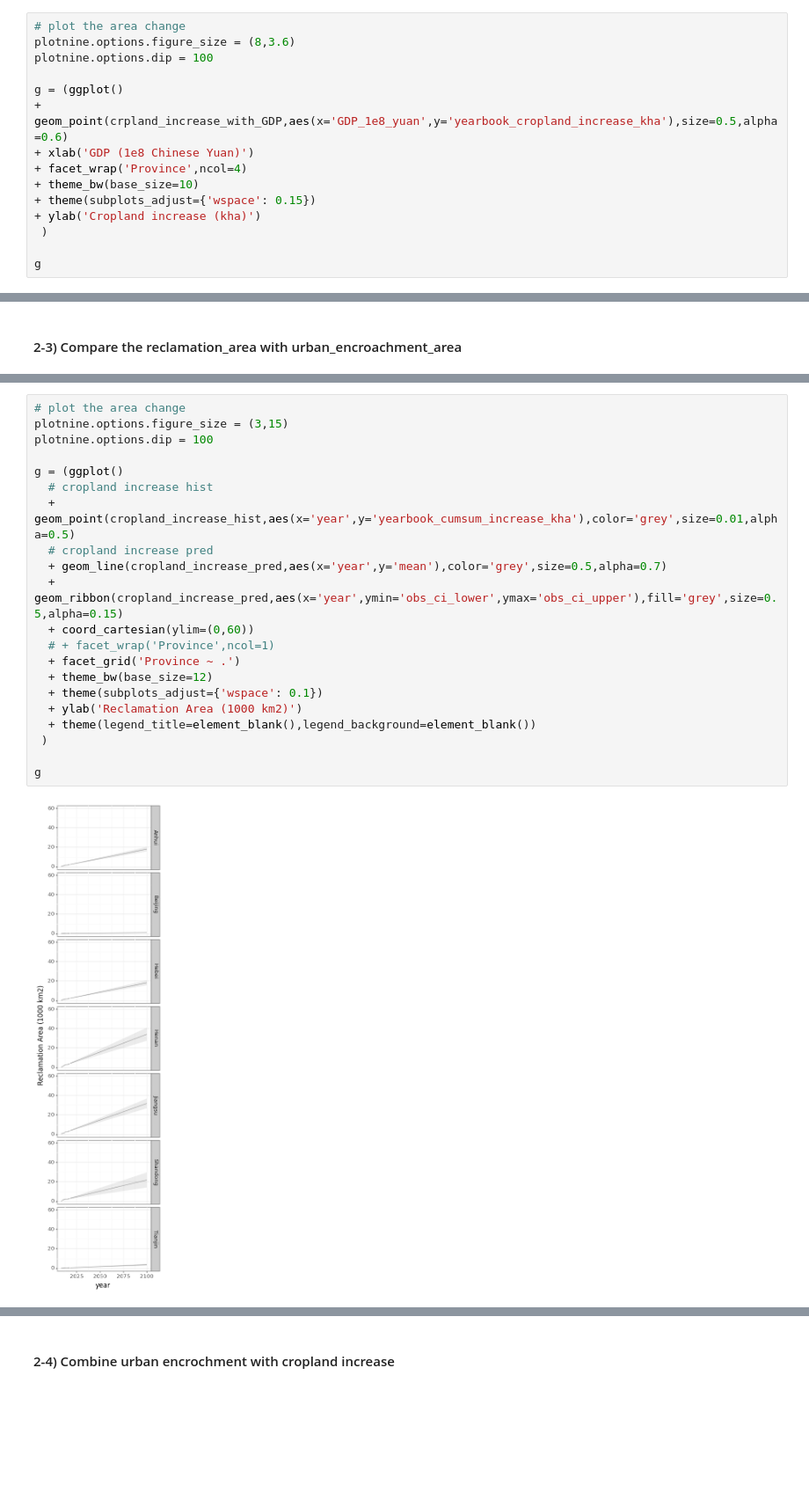
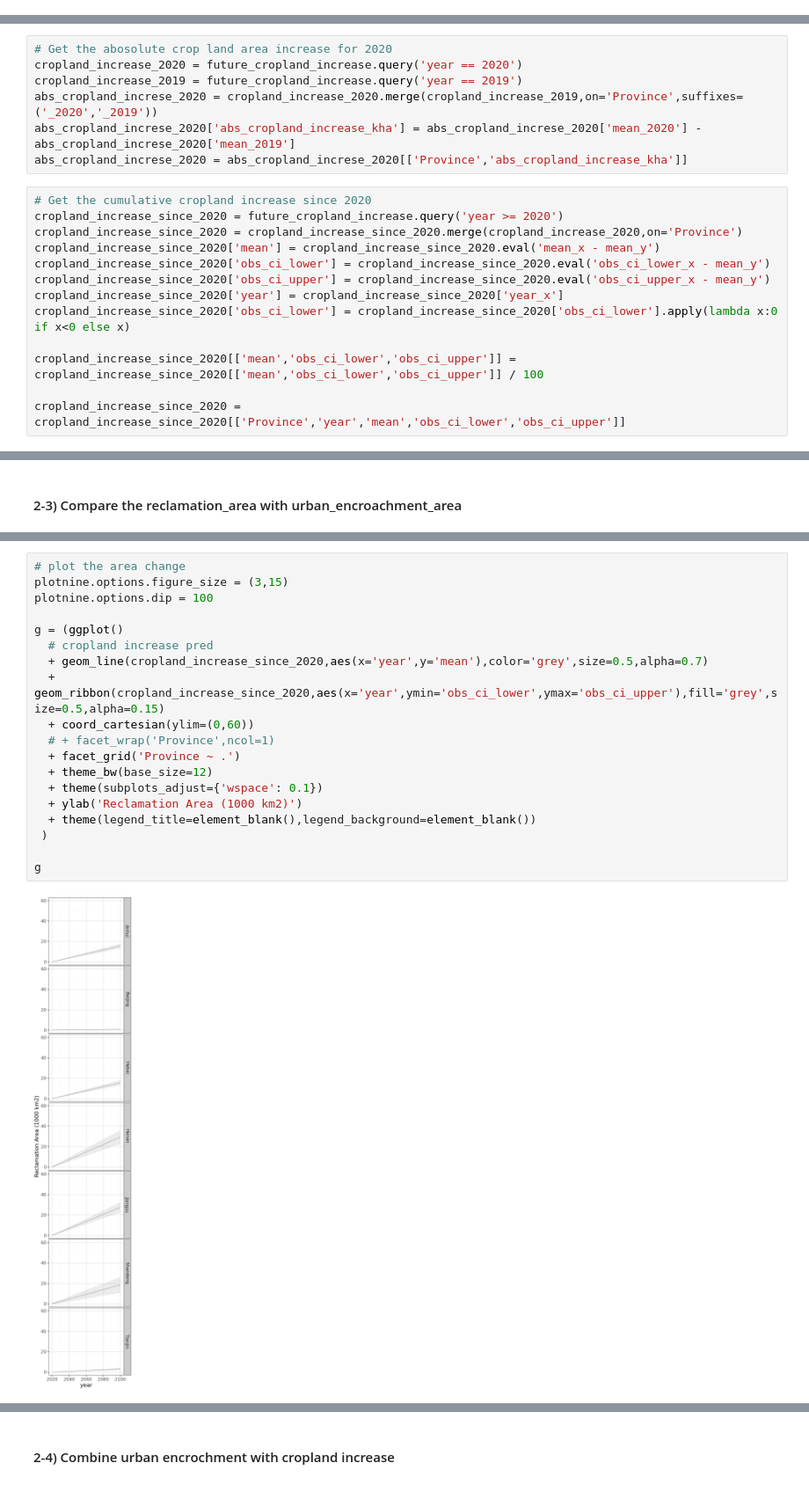
Before and after one commit to JinzhuWANG/Food_security_urban_GAEZ_Paper_3, a Jupyter notebook: Step_2_Sort_GAEZ_layers/05_2_compute_the_cropland_area_increase.ipynb, the cells around one changed output, grey strips where cells are left out. Shown at 88% size. Drawn from its saved outputs; the diff is of its cells as text; blank space fills up the shorter version.

```diff
--- a/Step_2_Sort_GAEZ_layers/05_2_compute_the_cropland_area_increase.ipynb
+++ b/Step_2_Sort_GAEZ_layers/05_2_compute_the_cropland_area_increase.ipynb
@@ -279,15 +156,0 @@ crpland_increase_with_GDP.head()
-# %%
-# plot the area change
-plotnine.options.figure_size = (8,3.6)
-plotnine.options.dip = 100
-
-g = (ggplot()
-+ geom_point(crpland_increase_with_GDP,aes(x='GDP_1e8_yuan',y='yearbook_cropland_increase_kha'),size=0.5,alpha=0.6)
-+ xlab('GDP (1e8 Chinese Yuan)')
-+ facet_wrap('Province',ncol=4)
-+ theme_bw(base_size=10)
-+ theme(subplots_adjust={'wspace': 0.15})
-+ ylab('Cropland increase (kha)')
- )
-
-g
@@ -349,3 +220,23 @@ future_cropland_increase = pd.concat(pred_dfs)
 
 # save to disk
 future_cropland_increase.to_csv('./result_csv/future_cropland_increase.csv',index=False)
+# %%
+# Get the abosolute crop land area increase for 2020
+cropland_increase_2020 = future_cropland_increase.query('year == 2020')
+cropland_increase_2019 = future_cropland_increase.query('year == 2019')
+abs_cropland_increse_2020 = cropland_increase_2020.merge(cropland_increase_2019,on='Province',suffixes=('_2020','_2019'))
+abs_cropland_increse_2020['abs_cropland_increase_kha'] = abs_cropland_increse_2020['mean_2020'] - abs_cropland_increse_2020['mean_2019']
+abs_cropland_increse_2020 = abs_cropland_increse_2020[['Province','abs_cropland_increase_kha']]
+# %%
+# Get the cumulative cropland increase since 2020
+cropland_increase_since_2020 = future_cropland_increase.query('year >= 2020')
+cropland_increase_since_2020 = cropland_increase_since_2020.merge(cropland_increase_2020,on='Province')
+cropland_increase_since_2020['mean'] = cropland_increase_since_2020.eval('mean_x - mean_y')
+cropland_increase_since_2020['obs_ci_lower'] = cropland_increase_since_2020.eval('obs_ci_lower_x - mean_y')
+cropland_increase_since_2020['obs_ci_upper'] = cropland_increase_since_2020.eval('obs_ci_upper_x - mean_y')
+cropland_increase_since_2020['year'] = cropland_increase_since_2020['year_x']
+cropland_increase_since_2020['obs_ci_lower'] = cropland_increase_since_2020['obs_ci_lower'].apply(lambda x:0 if x<0 else x)
+
+cropland_increase_since_2020[['mean','obs_ci_lower','obs_ci_upper']] = cropland_increase_since_2020[['mean','obs_ci_lower','obs_ci_upper']] / 100
+
+cropland_increase_since_2020 = cropland_increase_since_2020[['Province','year','mean','obs_ci_lower','obs_ci_upper']]
@@ -428,23 +309,21 @@ g.save('/content/result_2_3_encroach_increase_compare.svg')
 # %%
 # plot the area change
 plotnine.options.figure_size = (3,15)
 plotnine.options.dip = 100
 
 g = (ggplot()
-  # cropland increase hist
-  + geom_point(cropland_increase_hist,aes(x='year',y='yearbook_cumsum_increase_kha'),color='grey',size=0.01,alpha=0.5)
   # cropland increase pred
-  + geom_line(cropland_increase_pred,aes(x='year',y='mean'),color='grey',size=0.5,alpha=0.7)
-  + geom_ribbon(cropland_increase_pred,aes(x='year',ymin='obs_ci_lower',ymax='obs_ci_upper'),fill='grey',size=0.5,alpha=0.15)
+  + geom_line(cropland_increase_since_2020,aes(x='year',y='mean'),color='grey',size=0.5,alpha=0.7)
+  + geom_ribbon(cropland_increase_since_2020,aes(x='year',ymin='obs_ci_lower',ymax='obs_ci_upper'),fill='grey',size=0.5,alpha=0.15)
   + coord_cartesian(ylim=(0,60))
   # + facet_wrap('Province',ncol=1)
   + facet_grid('Province ~ .')
   + theme_bw(base_size=12)
   + theme(subplots_adjust={'wspace': 0.1})
   + ylab('Reclamation Area (1000 km2)')
   + theme(legend_title=element_blank(),legend_background=element_blank())
  )
 
 g
 # %% [output]
-[figure, old version]
+[figure, new version]
```
Also changed, not shown: parts of 48 cells of this notebook, 3 other files.
